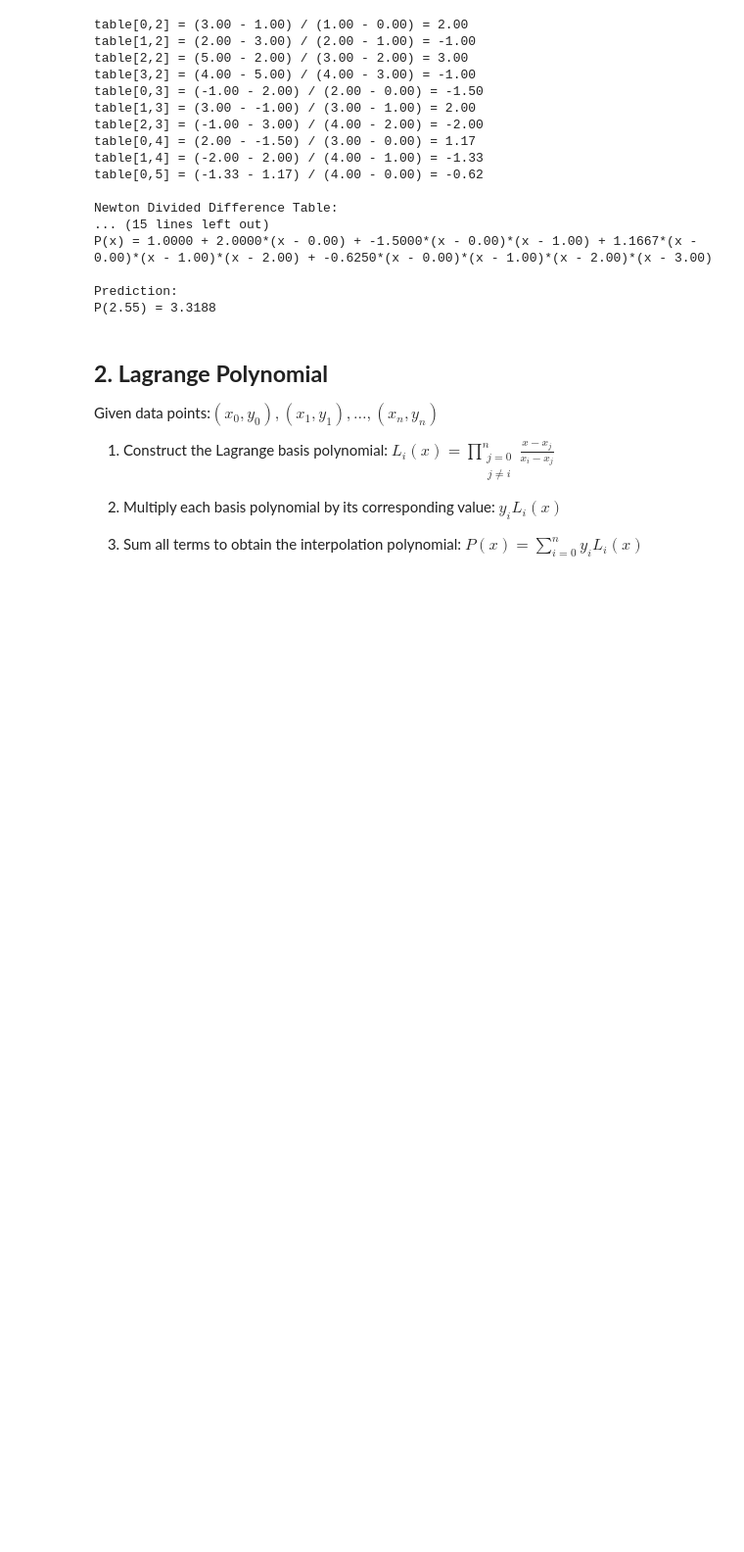
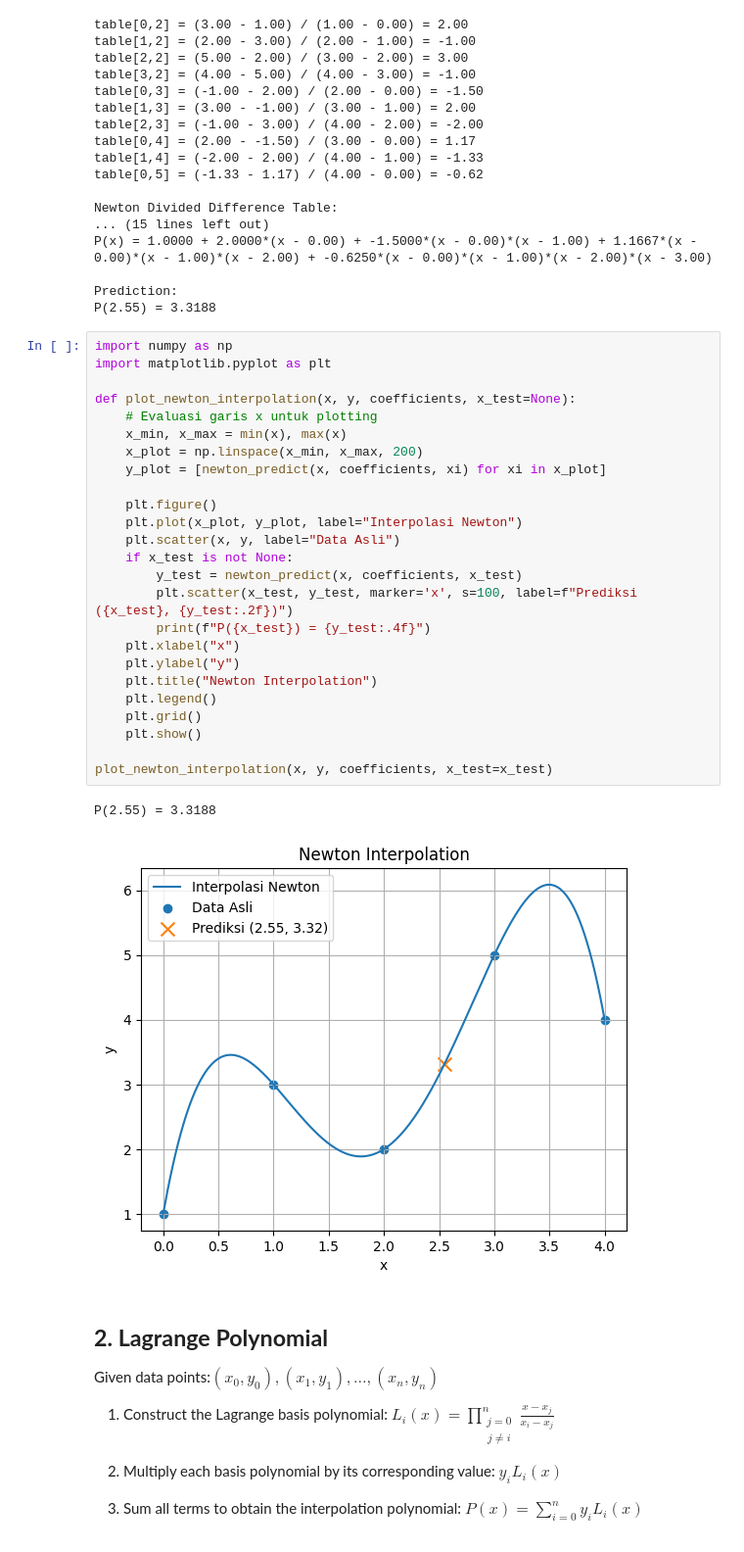
Before and after one commit to alfian-daffa-baihaqi/komputasi_numeris_2026, a Jupyter notebook: week_7_Interpolasi/interpolasi.ipynb, the cells around one changed output. Shown at 98% size. Drawn from its saved outputs; the diff is of its cells as text; blank space fills up the shorter version.

Commit message:
add plot

```diff
--- a/week_7_Interpolasi/interpolasi.ipynb
+++ b/week_7_Interpolasi/interpolasi.ipynb
@@ -101,6 +101,34 @@ P(x) = 1.0000 + 2.0000*(x - 0.00) + -1.5000*(x - 0.00)*(x - 1.00) + 1.1667*(x -
 
 Prediction:
 P(2.55) = 3.3188
+# %%
+import numpy as np
+import matplotlib.pyplot as plt
+
+def plot_newton_interpolation(x, y, coefficients, x_test=None):
+    # Evaluasi garis x untuk plotting
+    x_min, x_max = min(x), max(x)
+    x_plot = np.linspace(x_min, x_max, 200)
+    y_plot = [newton_predict(x, coefficients, xi) for xi in x_plot]
+
+    plt.figure()
+    plt.plot(x_plot, y_plot, label="Interpolasi Newton")
+    plt.scatter(x, y, label="Data Asli")
+    if x_test is not None:
+        y_test = newton_predict(x, coefficients, x_test)
+        plt.scatter(x_test, y_test, marker='x', s=100, label=f"Prediksi ({x_test}, {y_test:.2f})")
+        print(f"P({x_test}) = {y_test:.4f}")
+    plt.xlabel("x")
+    plt.ylabel("y")
+    plt.title("Newton Interpolation")
+    plt.legend()
+    plt.grid()
+    plt.show()
+
+plot_newton_interpolation(x, y, coefficients, x_test=x_test)
+# %% [output]
+P(2.55) = 3.3188
+[figure, added]
 # %% [markdown]
 ## **2. Lagrange Polynomial**
 
```
Also changed, not shown: parts of 2 cells of this notebook.
